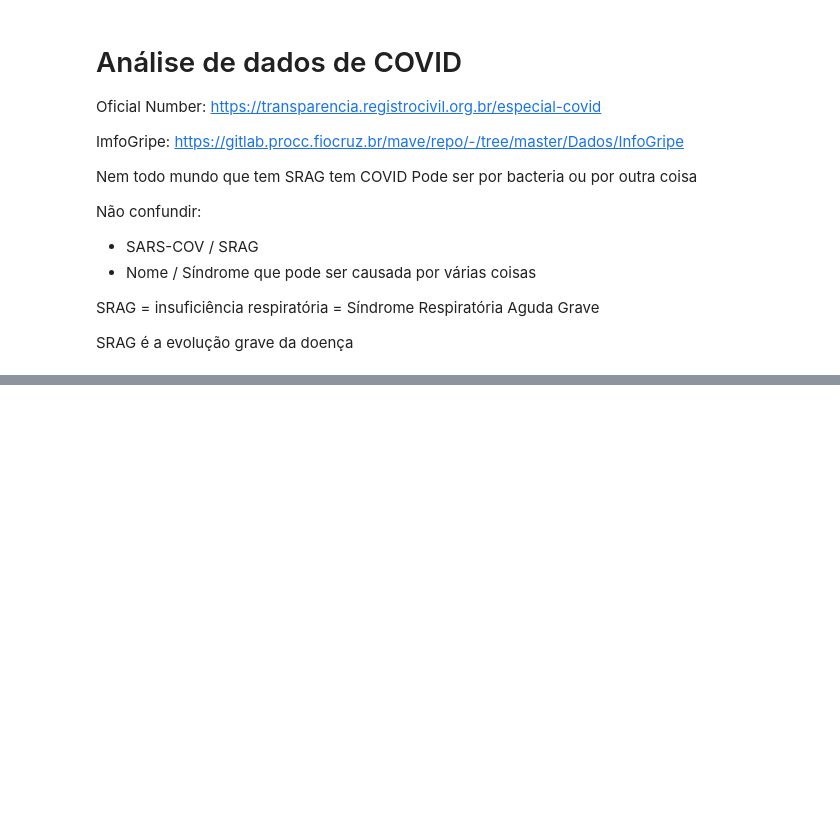
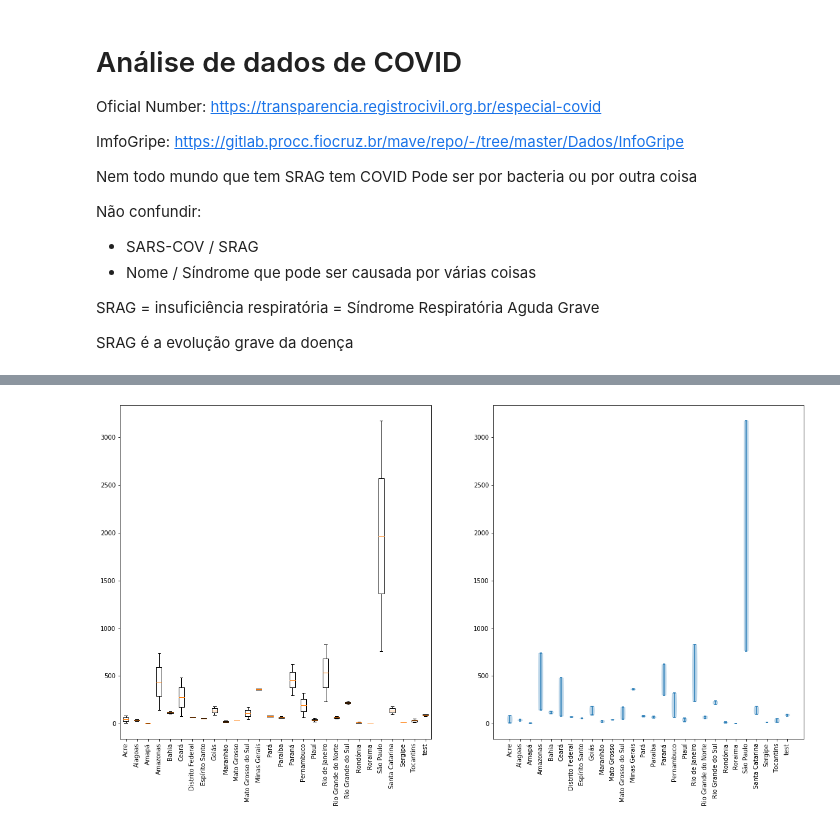
Before and after one commit to armbrustsamuel/ppgca-srag-infogripe, a Jupyter notebook: Análise de Dados COVID-19.ipynb, the cells around one changed output, grey strips where cells are left out. Saved outputs shown, nothing was run; the diff lists cells and outputs as text; code cells hidden in the pictures; blank space fills up the shorter version.

```diff
--- a/Análise de Dados COVID-19.ipynb
+++ b/Análise de Dados COVID-19.ipynb
@@ -99,0 +31,9 @@ casos : 612
+# %%
+# Filtros
+data = 'obito'
+scale = 'casos'
+# years = ['2009', '2010', '2011', '2012', '2013', '2014', '2015', '2016', '2017', '2018', '2019', '2020']
+years = ['2019','2020']
+
+# states = ["Acre","Alagoas","Amapá","Amazonas","Bahia","Ceará","Distrito Federal","Espírito Santo","Goiás","Maranhão","Mato Grosso","Mato Grosso do Sul","Minas Gerais","Pará","Paraíba","Paraná","Pernambuco","Piauí","Rio de Janeiro","Rio Grande do Norte","Rio Grande do Sul","Rondônia","Roraima","São Paulo","Santa Catarina","Sergipe","Tocantins"]
+states = ["Acre","Alagoas","Amapá","Amazonas","Bahia","Ceará","Distrito Federal","Espírito Santo","Goiás","Maranhão","Mato Grosso","Mato Grosso do Sul","Minas Gerais","Pará","Paraíba","Paraná","Pernambuco","Piauí","Rio de Janeiro","Rio Grande do Norte","Rio Grande do Sul","Rondônia","Roraima","São Paulo","Santa Catarina","Sergipe","Tocantins"]
@@ -99,0 +126,27 @@ casos : 612
+# %%
+index= []
+data = []
+for i, (key, val) in enumerate(dictionary.items()):
+    index.append(key)
+    data.append(list(map(float, val)))
+
+fig, (ax, ax2) = plt.subplots(ncols=2)
+
+plt.rcParams['figure.figsize'] = (20,10)
+
+ax.boxplot(data)
+ax.set_xticklabels(index)
+
+ax2.violinplot(data)
+ax2.set_xticks(range(1,len(index)+1))
+ax2.set_xticklabels(index)
+
+for tick in ax.get_xticklabels():
+    tick.set_rotation(90)
+
+for tick in ax2.get_xticklabels():
+    tick.set_rotation(90)
+
+plt.show()
+# %% [output]
+[figure, added]
```
Also changed, not shown: parts of 6 cells of this notebook, 1 other file.
